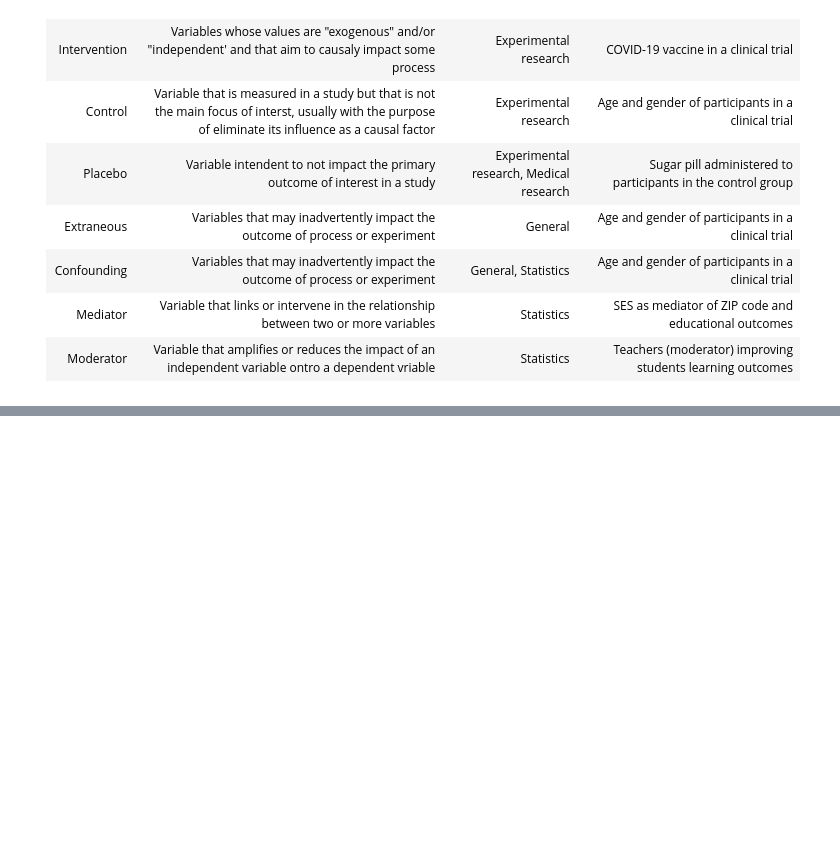
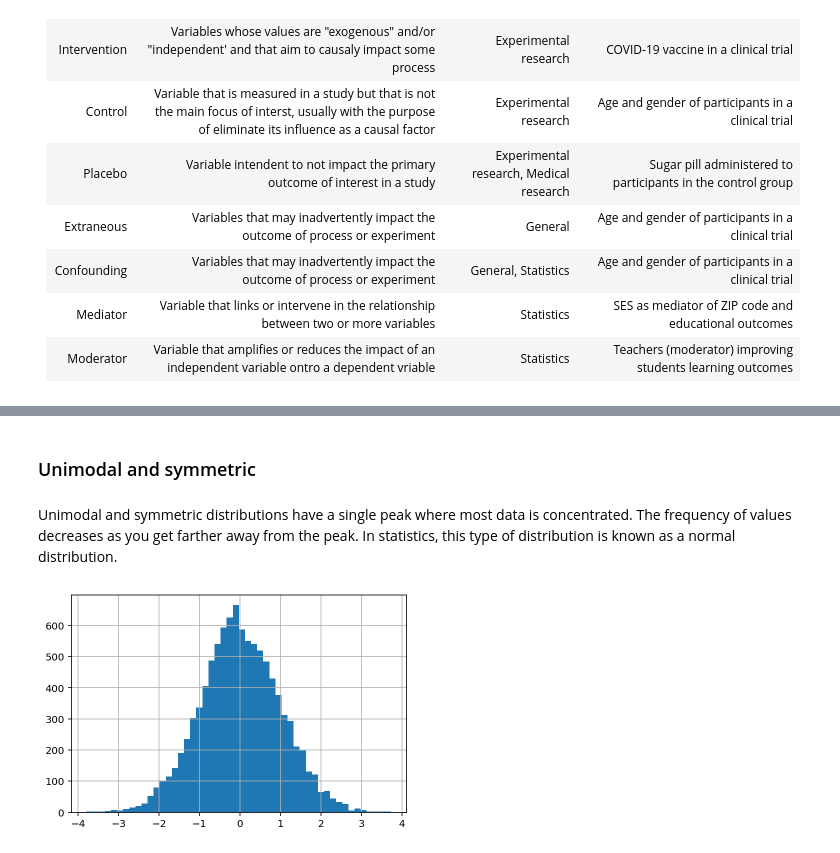
Before and after one commit to pabloinsente/data-analysis-python, a Jupyter notebook: notebooks/2-basic-concepts.ipynb, the cells around one changed output, grey strips where cells are left out. Saved outputs shown, nothing was run; the diff lists cells and outputs as text; code cells hidden in the pictures; blank space fills up the shorter version.

```diff
--- a/notebooks/2-basic-concepts.ipynb
+++ b/notebooks/2-basic-concepts.ipynb
@@ -367,0 +473,10 @@ In this section, I group and provide brief definitions of the most common ways t
+# %% [markdown]
+### Unimodal and symmetric
+# %% [markdown]
+Unimodal and symmetric distributions have a single peak where most data is concentrated. The frequency of values decreases as you get farther away from the peak. In statistics, this type of distribution is known as a normal distribution.
+# %%
+distribution_center = skewnorm.rvs(0, size=10000)
+distribution_center = pd.Series(distribution_center)
+distribution_center.hist(bins=50);
+# %% [output]
+[figure, added]
```
Also changed, not shown: parts of 79 cells of this notebook, 3 other files.
